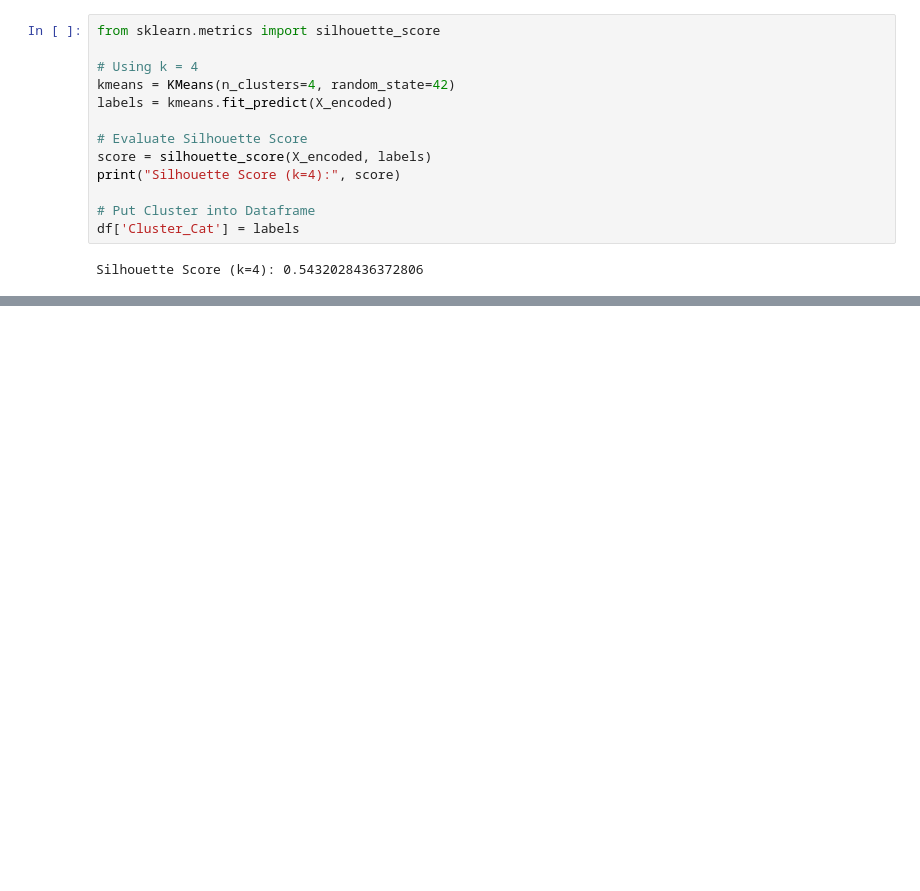
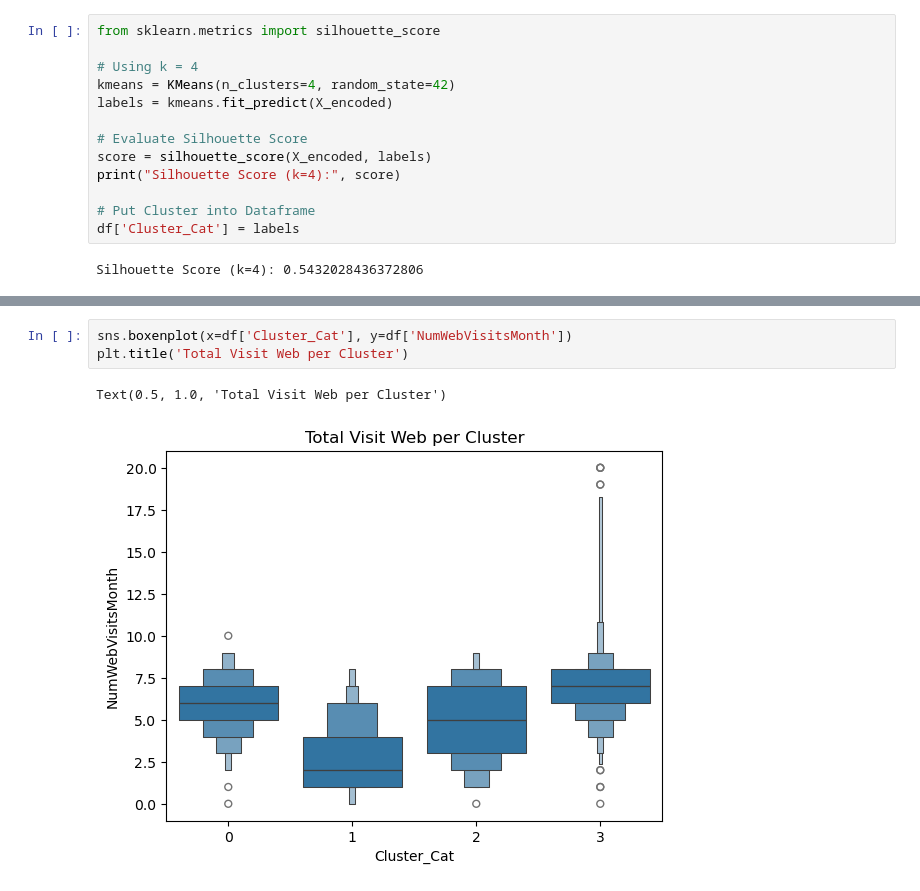
Before and after one commit to haritsfaza/Predict-Customer-Personality-to-boost-marketing-campaign-by-using-Machine-Learning, a Jupyter notebook: preprocessing n modelling.ipynb, the cells around one changed output, grey strips where cells are left out. Cells and saved outputs as stored; diff of their text form; blank space fills up the shorter version.

```diff
--- a/preprocessing n modelling.ipynb
+++ b/preprocessing n modelling.ipynb
@@ -104,0 +115,6 @@ Silhouette Score (k=4): 0.5432028436372806
+# %%
+sns.boxenplot(x=df['Cluster_Cat'], y=df['NumWebVisitsMonth'])
+plt.title('Total Visit Web per Cluster')
+# %% [output]
+Text(0.5, 1.0, 'Total Visit Web per Cluster')
+[figure, added]
```
Also changed, not shown: parts of 4 cells of this notebook.
